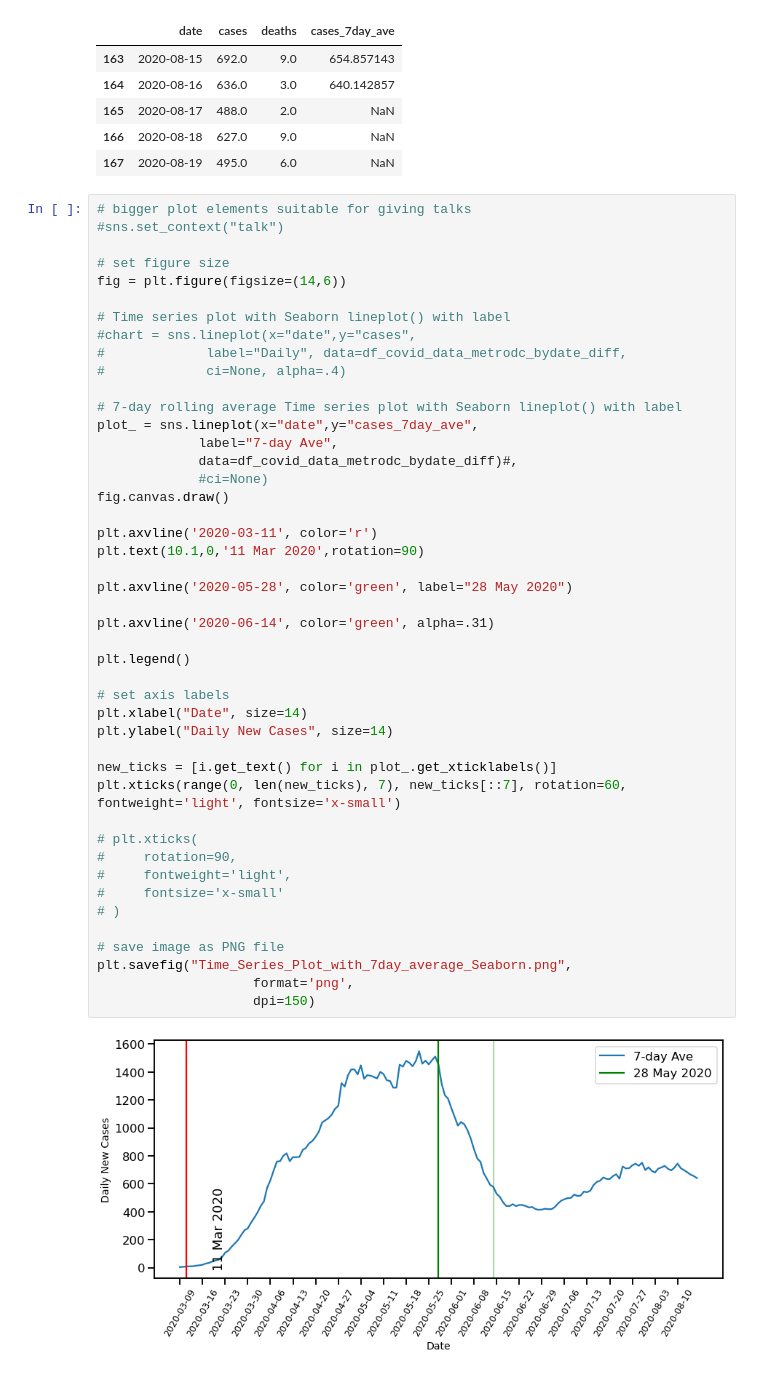
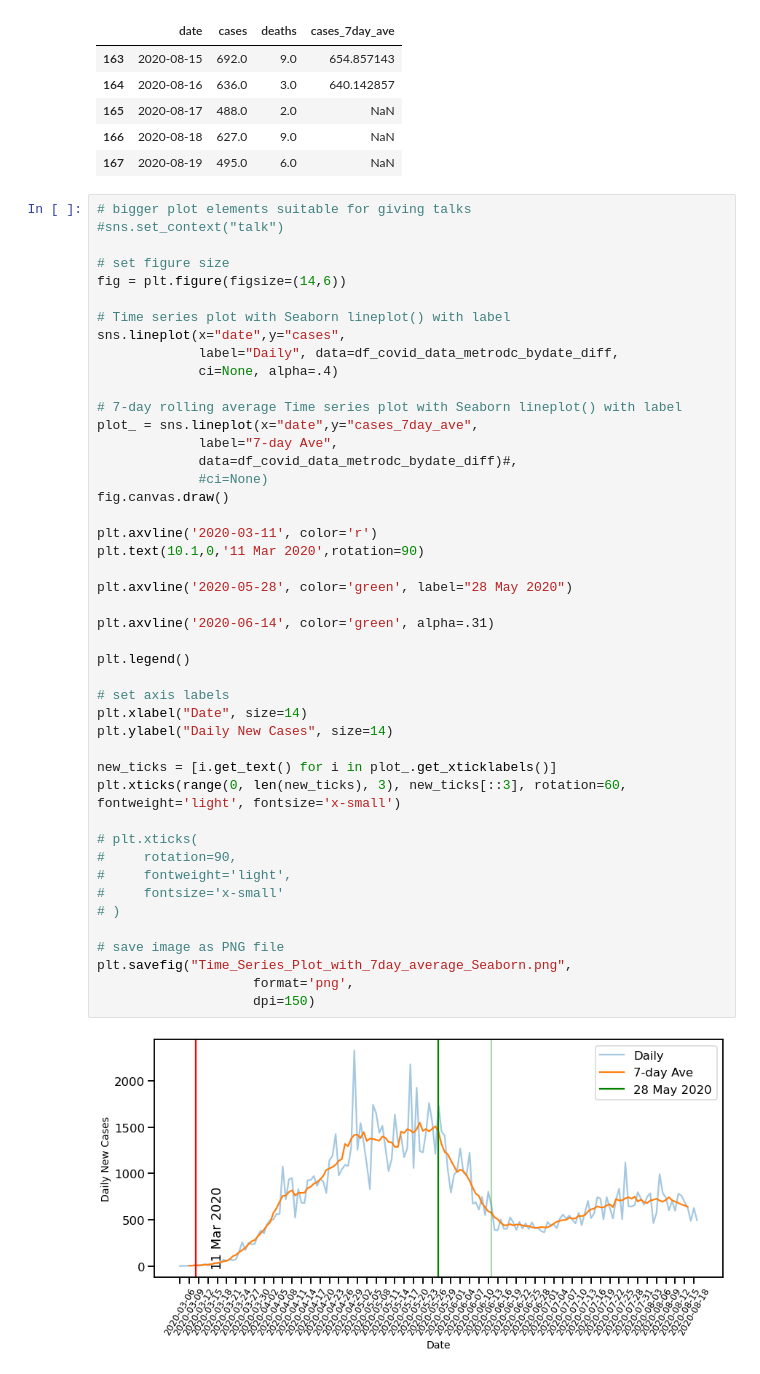
Before and after one commit to thegrumpygator/cotrendmap, a Jupyter notebook: code/weekly-case-trend.ipynb, the cells around one changed output. Saved outputs shown, nothing was run; the diff lists cells and outputs as text.

Commit message:
fixed the plot

```diff
--- a/code/weekly-case-trend.ipynb
+++ b/code/weekly-case-trend.ipynb
@@ -98,9 +98,9 @@ df_covid_data_metrodc_bydate_diff.tail()
 fig = plt.figure(figsize=(14,6))
 
 # Time series plot with Seaborn lineplot() with label
-#chart = sns.lineplot(x="date",y="cases",
-#             label="Daily", data=df_covid_data_metrodc_bydate_diff,
-#             ci=None, alpha=.4)
+sns.lineplot(x="date",y="cases",
+             label="Daily", data=df_covid_data_metrodc_bydate_diff,
+             ci=None, alpha=.4)
 
 # 7-day rolling average Time series plot with Seaborn lineplot() with label
 plot_ = sns.lineplot(x="date",y="cases_7day_ave",
@@ -108,32 +108,32 @@ plot_ = sns.lineplot(x="date",y="cases_7day_ave",
              data=df_covid_data_metrodc_bydate_diff)#,
              #ci=None)
 fig.canvas.draw()
 
 plt.axvline('2020-03-11', color='r')
 plt.text(10.1,0,'11 Mar 2020',rotation=90)
 
 plt.axvline('2020-05-28', color='green', label="28 May 2020")
 
 plt.axvline('2020-06-14', color='green', alpha=.31)
 
 plt.legend()
 
 # set axis labels
 plt.xlabel("Date", size=14)
 plt.ylabel("Daily New Cases", size=14)
 
 new_ticks = [i.get_text() for i in plot_.get_xticklabels()]
-plt.xticks(range(0, len(new_ticks), 7), new_ticks[::7], rotation=60, fontweight='light', fontsize='x-small')
+plt.xticks(range(0, len(new_ticks), 3), new_ticks[::3], rotation=60, fontweight='light', fontsize='x-small')
 
 # plt.xticks(
 #     rotation=90,
 #     fontweight='light',
 #     fontsize='x-small'
 # )
 
 # save image as PNG file
 plt.savefig("Time_Series_Plot_with_7day_average_Seaborn.png",
                     format='png',
                     dpi=150)
 # %% [output]
-[figure, old version]
+[figure, new version]
```
Also changed, not shown: 1 other file.
